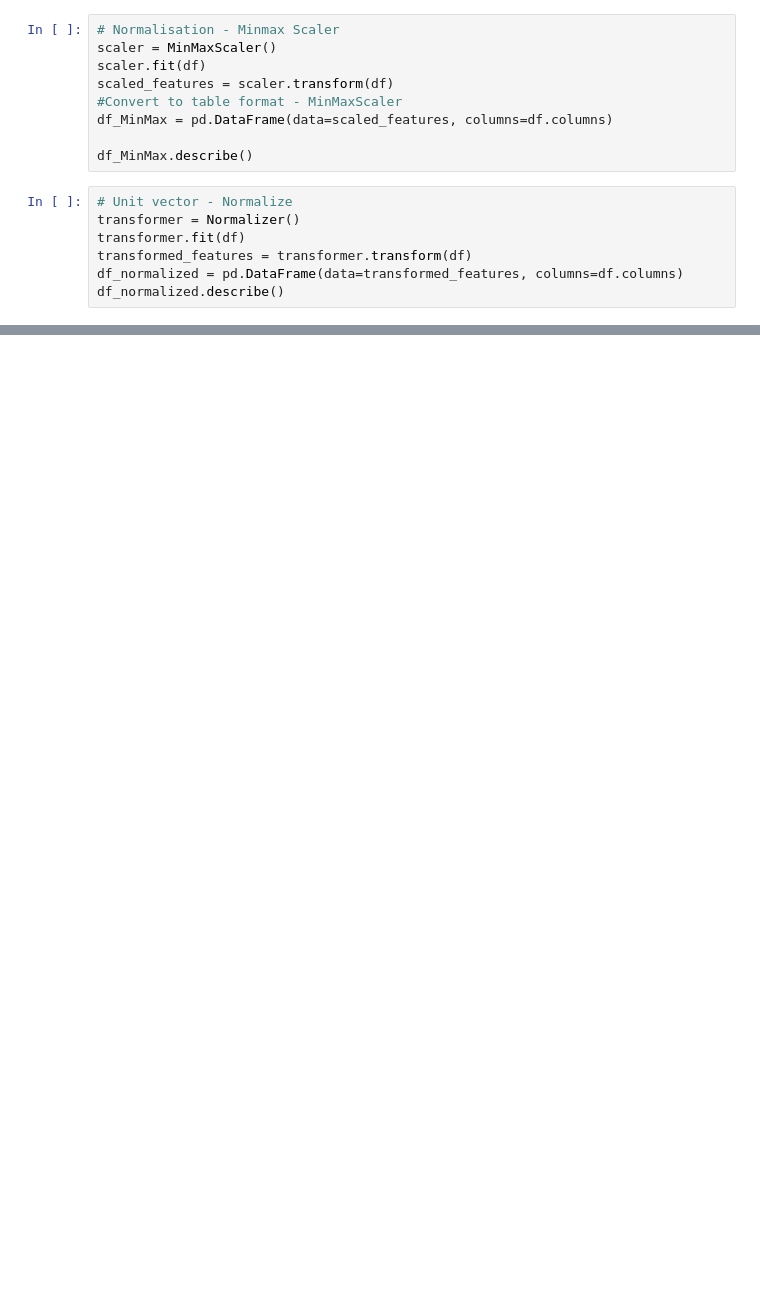
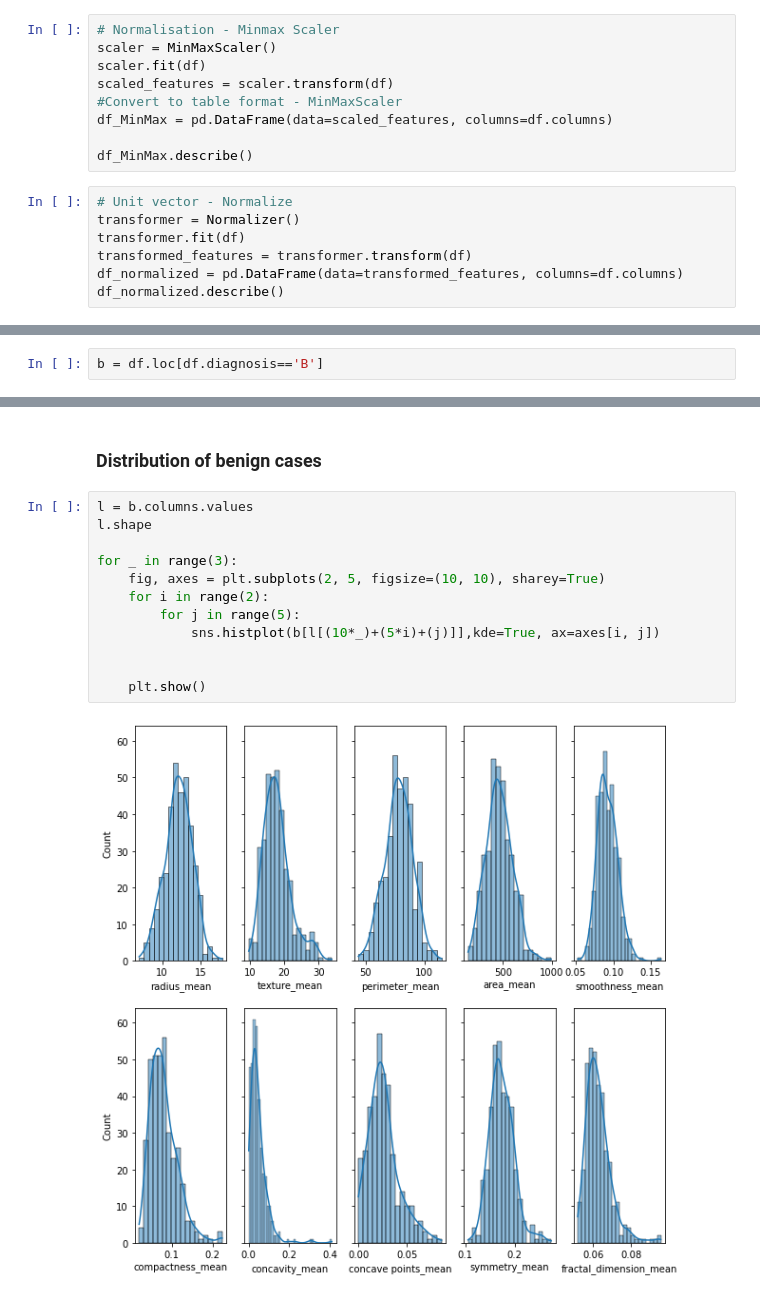
Before and after one commit to jamminson/EPQ_Project, a Jupyter notebook: EDA_Intial_Preprocessing/EDA_and_Initial_Preprocessing.ipynb, the cells around one changed output, grey strips where cells are left out. Saved outputs shown, nothing was run; the diff lists cells and outputs as text; blank space fills up the shorter version.

```diff
--- a/EDA_Intial_Preprocessing/EDA_and_Initial_Preprocessing.ipynb
+++ b/EDA_Intial_Preprocessing/EDA_and_Initial_Preprocessing.ipynb
@@ -206,0 +182,2 @@ df_normalized.describe()
+# %%
+b = df.loc[df.diagnosis=='B']
@@ -206,0 +215,16 @@ df_normalized.describe()
+# %% [markdown]
+### Distribution of benign cases
+# %%
+l = b.columns.values
+l.shape
+
+for _ in range(3):
+    fig, axes = plt.subplots(2, 5, figsize=(10, 10), sharey=True)
+    for i in range(2):
+        for j in range(5):
+            sns.histplot(b[l[(10*_)+(5*i)+(j)]],kde=True, ax=axes[i, j])
+
+
+    plt.show()
+# %% [output]
+[figure, added]
```
Also changed, not shown: parts of 21 cells of this notebook, 6 other files.
